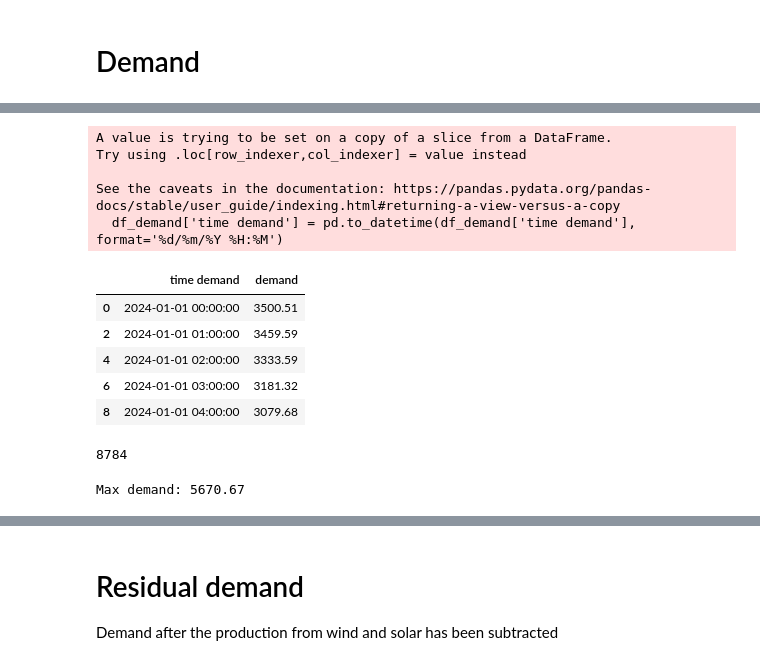
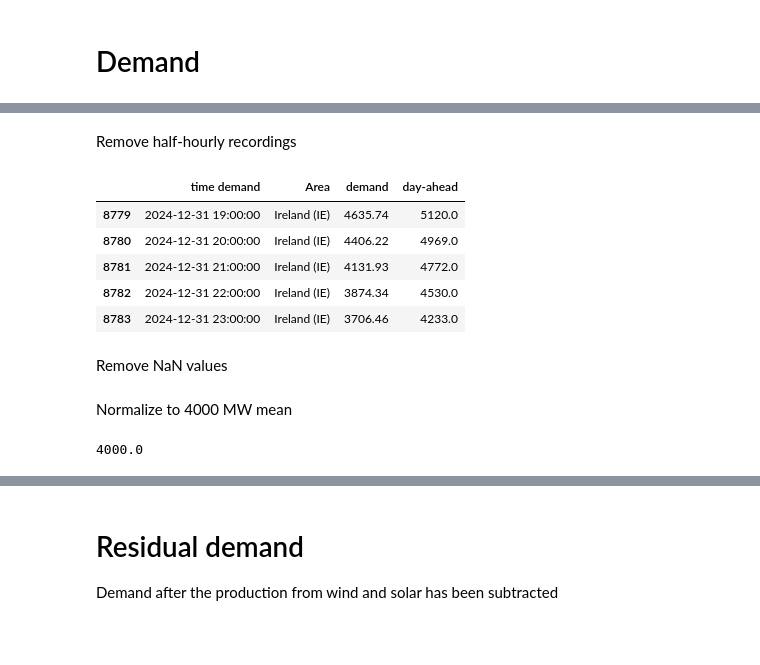
Before and after one commit to avaveriksen/ireland-grid-project, a Jupyter notebook: time-series-analysis/time-series-analysis.ipynb, the cells around one changed output, grey strips where cells are left out. Saved outputs shown, nothing was run; the diff lists cells and outputs as text; code cells hidden in the pictures; blank space fills up the shorter version.

```diff
--- a/time-series-analysis/time-series-analysis.ipynb
+++ b/time-series-analysis/time-series-analysis.ipynb
@@ -17,6 +18,8 @@ df_wind.head()
 | 3 | time | NATIONAL | IE04 | IE05 | IE06 |
 | 4 | 1980-01-01 00:00:00+00:00 | 0.145697 | 0.056425 | 0.224918 | 0.042835 |
 # %%
-for i in range(3):
-    print(df_wind.iloc[i, 0])
-    print("\n")
+# print som emeta data from the csv file
+
+#for i in range(3):
+#    print(df_wind.iloc[i, 0])
+#    print("\n")
@@ -181,4 +176,4 @@ Minimum 72h moving average pv power 105.13888888888889 0.05256944444444444
 # Demand
 # %%
 df_demand = pd.read_csv("GUI_TOTAL_LOAD_DAYAHEAD_202312312300-202412312300.csv")
-df_demand
+df_demand.columns = ['time demand', 'Area', 'demand', 'day-ahead']
@@ -199,28 +180,26 @@ df_demand
+# %% [markdown]
+Remove half-hourly recordings
 # %%
+df_demand['time demand'] = df_demand['time demand'].str.slice(stop=16)
 df_demand['time demand'] = pd.to_datetime(df_demand['time demand'], format='%d/%m/%Y %H:%M')
 
 # Remove any half hourly time stamps
 idx_minute = []
 
 for i in range(len(df_demand)):
     if df_demand['time demand'][i].minute == 0:
         idx_minute.append(i)
 
 df_demand = df_demand.iloc[idx_minute]
-df_demand.head()
+
+df_demand.index = np.arange(len(df_demand))
+df_demand.tail()
 # %% [output]
-A value is trying to be set on a copy of a slice from a DataFrame.
-Try using .loc[row_indexer,col_indexer] = value instead
-
-See the caveats in the documentation: https://pandas.pydata.org/pandas-docs/stable/user_guide/indexing.html#returning-a-view-versus-a-copy
-  df_demand['time demand'] = pd.to_datetime(df_demand['time demand'], format='%d/%m/%Y %H:%M')
-|  | time demand | demand |
-| 0 | 2024-01-01 00:00:00 | 3500.51 |
-| 2 | 2024-01-01 01:00:00 | 3459.59 |
-| 4 | 2024-01-01 02:00:00 | 3333.59 |
-| 6 | 2024-01-01 03:00:00 | 3181.32 |
-| 8 | 2024-01-01 04:00:00 | 3079.68 |
+|  | time demand | Area | demand | day-ahead |
+| 8779 | 2024-12-31 19:00:00 | Ireland (IE) | 4635.74 | 5120.0 |
+| 8780 | 2024-12-31 20:00:00 | Ireland (IE) | 4406.22 | 4969.0 |
+| 8781 | 2024-12-31 21:00:00 | Ireland (IE) | 4131.93 | 4772.0 |
+| 8782 | 2024-12-31 22:00:00 | Ireland (IE) | 3874.34 | 4530.0 |
+| 8783 | 2024-12-31 23:00:00 | Ireland (IE) | 3706.46 | 4233.0 |
-# %%
-len(df_demand)
-# %% [output]
-8784
+# %% [markdown]
+Remove NaN values
@@ -227,4 +208,8 @@ len(df_demand)
+# %% [markdown]
+Normalize to 4000 MW mean
 # %%
-print("Max demand:", max(df_demand['demand'].astype('float')))
+scaling = 4000 / np.mean(df_demand['demand'].astype('float'))
+df_demand['demand'] = df_demand['demand'] * scaling
+np.mean(df_demand['demand'])
 # %% [output]
-Max demand: 5670.67
+4000.0
```
Also changed, not shown: parts of 35 cells of this notebook, 4 other files.
